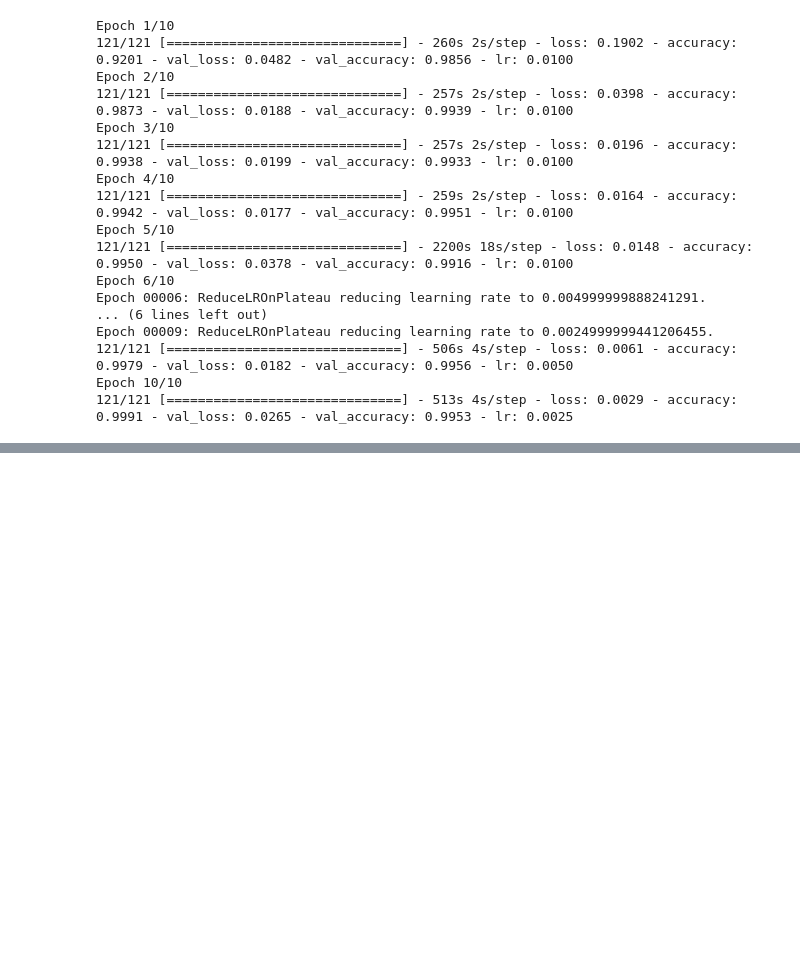
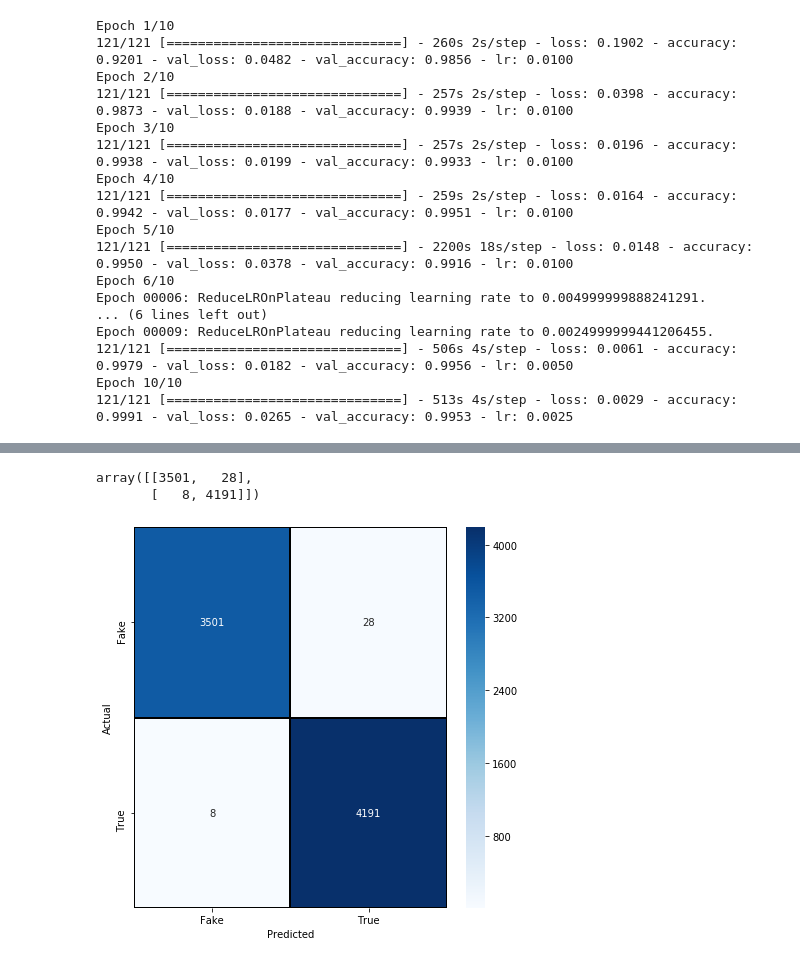
Before and after one commit to nadinezab/fake-news, a Jupyter notebook: Fake-news.ipynb, the cells around one changed output, grey strips where cells are left out. Cells and saved outputs as stored; diff of their text form; code cells hidden in the pictures; blank space fills up the shorter version.

```diff
--- a/Fake-news.ipynb
+++ b/Fake-news.ipynb
@@ -956,0 +1013,28 @@ Epoch 10/10
+# %%
+# Get confusion matrix
+conf_matrix = confusion_matrix(y_test, preds)
+conf_matrix
+# %% [output]
+array([[3501,   28],
+       [   8, 4191]])
+# %%
+# Create confusion matrix plot
+
+# Define DataFrame
+cm = pd.DataFrame(conf_matrix , index = ['Fake','True'] , columns = ['Fake','True'])
+
+# Create heatmap plot using Seaborn
+plt.figure(figsize = (7,7))
+sns.heatmap(cm,
+            cmap= "Blues",
+            linecolor = 'black' ,
+            linewidth = 1 ,
+            annot = True,
+            fmt='' ,
+            xticklabels = ['Fake','True'] ,
+            yticklabels = ['Fake','True'])
+plt.xlabel("Predicted")
+plt.ylabel("Actual")
+plt.show()
+# %% [output]
+[figure, added]
```
Also changed, not shown: parts of 9 cells of this notebook.
